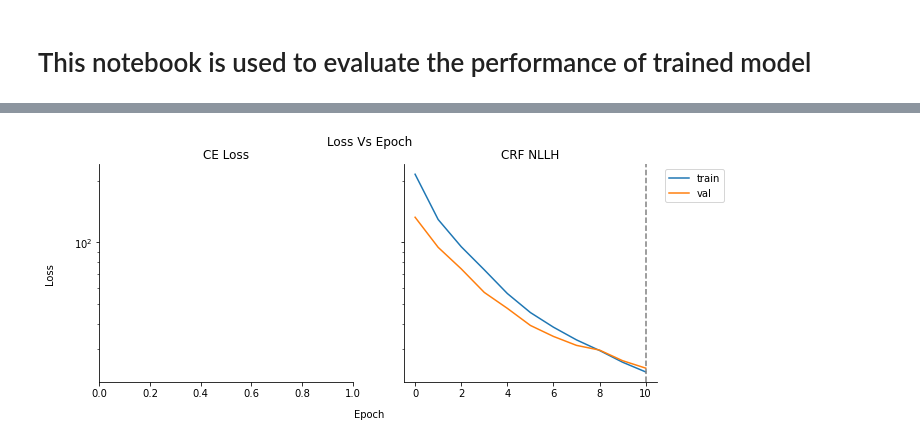
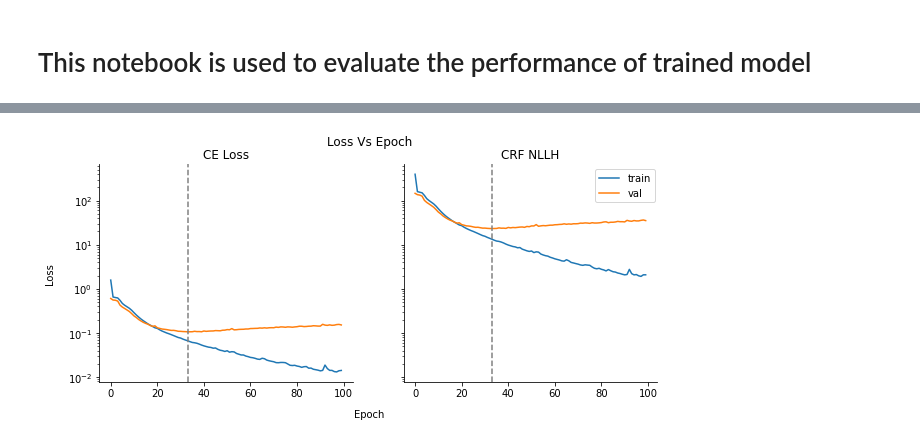
Before and after one commit to nitinkmittal/ner_ehr, a Jupyter notebook: notebooks/Evaluation-LSTM-CRF.ipynb, the cells around one changed output, grey strips where cells are left out. Drawn from its saved outputs; the diff is of its cells as text; code cells hidden in the pictures.

Commit message:
Updated code for evaluating trained model

```diff
--- a/notebooks/Evaluation-LSTM-CRF.ipynb
+++ b/notebooks/Evaluation-LSTM-CRF.ipynb
@@ -35,9 +37,13 @@ from ner_ehr.decode import argmax_decode, viterbi_decode
 # %%
 LOG_DIR = "../logs/ner_ehr_lstm_crf"
-VERSION = 1
+VERSION = 8
+
+PLOTS_DIR = name=os.path.join(LOG_DIR, f"version_{VERSION}", "plots")
+os.makedirs(PLOTS_DIR, exist_ok=True)
+
 DEFAULT_DEVICE_TYPE = torch.device(
     "cuda:0" if torch.cuda.is_available() else "cpu")
-PROCESSED_DIR_TEST = "../processed/test"
+PROCESSED_DIR_TEST = "../processed/test_nltk"
 
 hparams = yaml.safe_load(
     open(os.path.join(LOG_DIR, f"version_{VERSION}", "hparams.yaml")))
@@ -101,44 +65,47 @@ plt.show()
 # %%
 fig, (ax1, ax2) = plt.subplots(ncols=2, figsize=(10, 4), sharey=True)
-# ax1.plot(
-#     metrics[~metrics["train_ce_loss_epoch"].isna()]["epoch"],
-#     metrics[~metrics["train_ce_loss_epoch"].isna()]["train_ce_loss_epoch"],
-#     label="train")
-# ax1.plot(
-#     metrics[~metrics["val_ce_loss_epoch"].isna()]["epoch"],
-#     metrics[~metrics["val_ce_loss_epoch"].isna()]["val_ce_loss_epoch"],
-#     label="val")
-# min_val_ce_loss_epoch = metrics[
-#     ~metrics["val_ce_loss_epoch"].isna()][
-#     ["epoch", "val_ce_loss_epoch"]
-# ].sort_values("val_ce_loss_epoch").values[0][0]
-# ax1.axvline(x=min_val_ce_loss_epoch, ls="dashed", color="grey")
+if metrics["train_ce_loss_epoch"].sum() > 0:
+    ax1.plot(
+        metrics[~metrics["train_ce_loss_epoch"].isna()]["epoch"],
+        metrics[~metrics["train_ce_loss_epoch"].isna()]["train_ce_loss_epoch"],
+        label="train")
+    ax1.plot(
+        metrics[~metrics["val_ce_loss_epoch"].isna()]["epoch"],
+        metrics[~metrics["val_ce_loss_epoch"].isna()]["val_ce_loss_epoch"],
+        label="val")
+    min_val_ce_loss_epoch = metrics[
+        ~metrics["val_ce_loss_epoch"].isna()][
+        ["epoch", "val_ce_loss_epoch"]
+    ].sort_values("val_ce_loss_epoch").values[0][0]
+    ax1.axvline(x=min_val_ce_loss_epoch, ls="dashed", color="grey")
 ax1.set_title("CE Loss")
 sns.despine(ax=ax1)
 
 
 ax2.plot(
     metrics[~metrics["train_crf_nllh_epoch"].isna()]["epoch"],
     metrics[~metrics["train_crf_nllh_epoch"].isna()]["train_crf_nllh_epoch"],
     label="train")
 ax2.plot(
     metrics[~metrics["val_crf_nllh_epoch"].isna()]["epoch"],
     metrics[~metrics["val_crf_nllh_epoch"].isna()]["val_crf_nllh_epoch"],
     label="val")
 min_val_crf_nllh_epoch = metrics[
     ~metrics["val_crf_nllh_epoch"].isna()][
     ["epoch", "val_crf_nllh_epoch"]
 ].sort_values("val_crf_nllh_epoch").values[0][0]
 ax2.axvline(x=min_val_crf_nllh_epoch, ls="dashed", color="grey")
 ax2.set_title("CRF NLLH")
 sns.despine(ax=ax2)
 ax2.legend(bbox_to_anchor=(1.01, 1.))
 
 ax1.set_yscale("log")
 ax2.set_yscale("log")
 fig.text(x=.5, y=0., s="Epoch", ha="center")
 fig.text(x=0.05, y=0.5, s="Loss", va="center", rotation=90)
-plt.suptitle("Loss Vs Epoch")
+title = "Loss Vs Epoch"
+plt.suptitle(title)
+plt.savefig(os.path.join(PLOTS_DIR, f"{title}.png"), dpi=100, bbox_inches="tight")
 plt.show()
 # %% [output]
-[figure, old version]
+[figure, new version]
```
Also changed, not shown: parts of 16 cells of this notebook, 1 other file.
